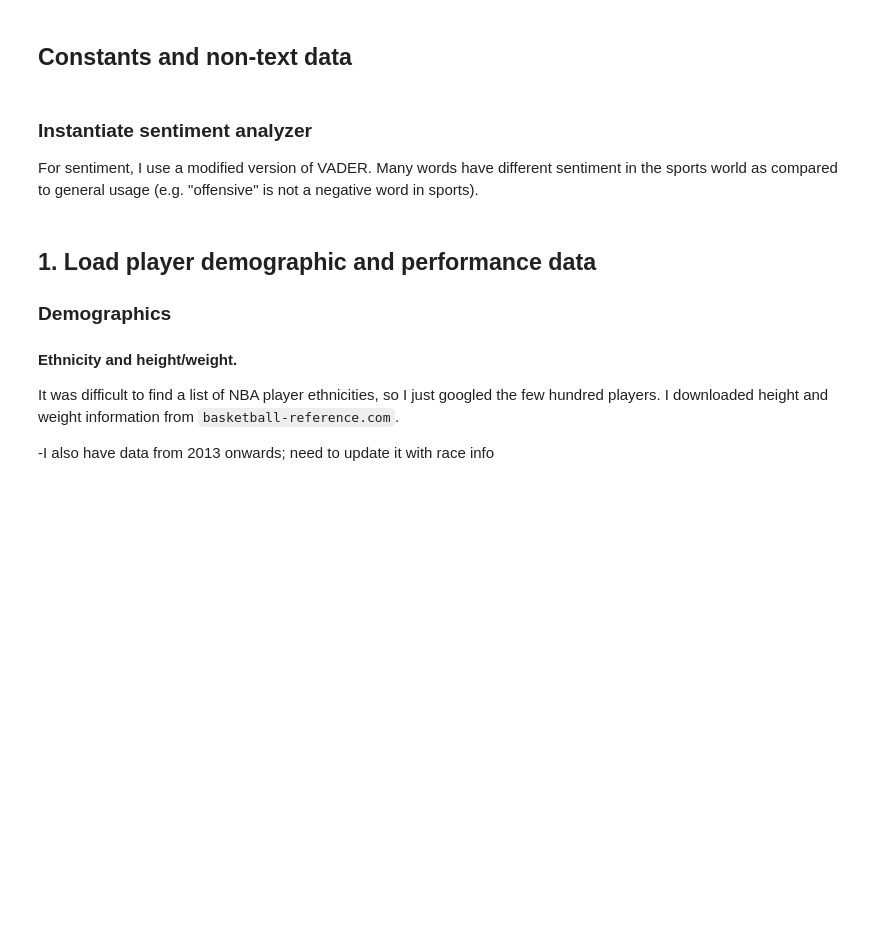
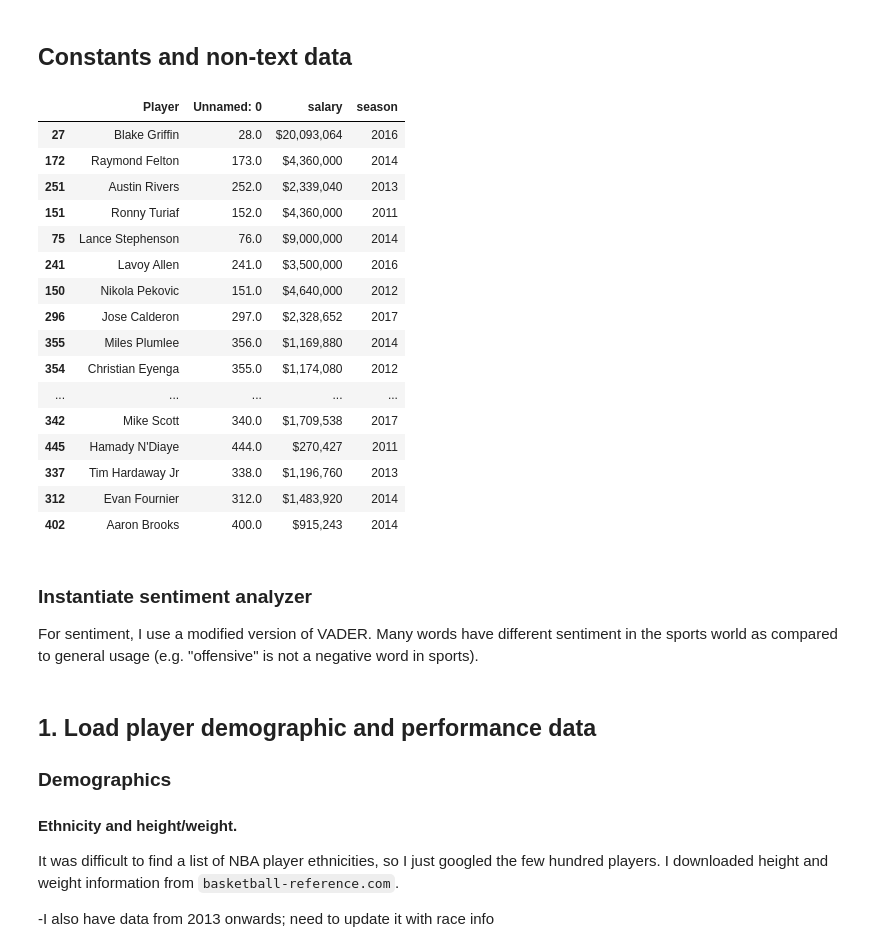
Before and after one commit to map222/trailofpapers, a Jupyter notebook: sentiment_sports/nba-sentiment.ipynb, the cells around one changed output. Saved outputs shown, nothing was run; the diff lists cells and outputs as text; code cells hidden in the pictures; blank space fills up the shorter version.

```diff
--- a/sentiment_sports/nba-sentiment.ipynb
+++ b/sentiment_sports/nba-sentiment.ipynb
@@ -64,6 +58,26 @@ non_players_set = set('Atlanta Hawks Boston Celtics Brooklyn Nets Charlotte Bobc
 coaches = set(pd.read_csv('d:/data/sentiment_sports/nba_coaches_2018.csv', header = None).iloc[:,0])
 # %%
 non_players_set = non_players_set.union(set(coaches))
+# %%
+salary_df.sample(20)
+# %% [output]
+|  | Player | Unnamed: 0 | salary | season |
+| 27 | Blake Griffin | 28.0 | $20,093,064 | 2016 |
+| 172 | Raymond Felton | 173.0 | $4,360,000 | 2014 |
+| 251 | Austin Rivers | 252.0 | $2,339,040 | 2013 |
+| 151 | Ronny Turiaf | 152.0 | $4,360,000 | 2011 |
+| 75 | Lance Stephenson | 76.0 | $9,000,000 | 2014 |
+| 241 | Lavoy Allen | 241.0 | $3,500,000 | 2016 |
+| 150 | Nikola Pekovic | 151.0 | $4,640,000 | 2012 |
+| 296 | Jose Calderon | 297.0 | $2,328,652 | 2017 |
+| 355 | Miles Plumlee | 356.0 | $1,169,880 | 2014 |
+| 354 | Christian Eyenga | 355.0 | $1,174,080 | 2012 |
+| ... | ... | ... | ... | ... |
+| 342 | Mike Scott | 340.0 | $1,709,538 | 2017 |
+| 445 | Hamady N'Diaye | 444.0 | $270,427 | 2011 |
+| 337 | Tim Hardaway Jr | 338.0 | $1,196,760 | 2013 |
+| 312 | Evan Fournier | 312.0 | $1,483,920 | 2014 |
+| 402 | Aaron Brooks | 400.0 | $915,243 | 2014 |
 # %% [markdown]
 ### Instantiate sentiment analyzer
 For sentiment, I use a modified version of VADER. Many words have different sentiment in the sports world as compared to general usage (e.g. "offensive" is not a negative word in sports).
```
Also changed, not shown: parts of 17 cells of this notebook, 3 other files.
